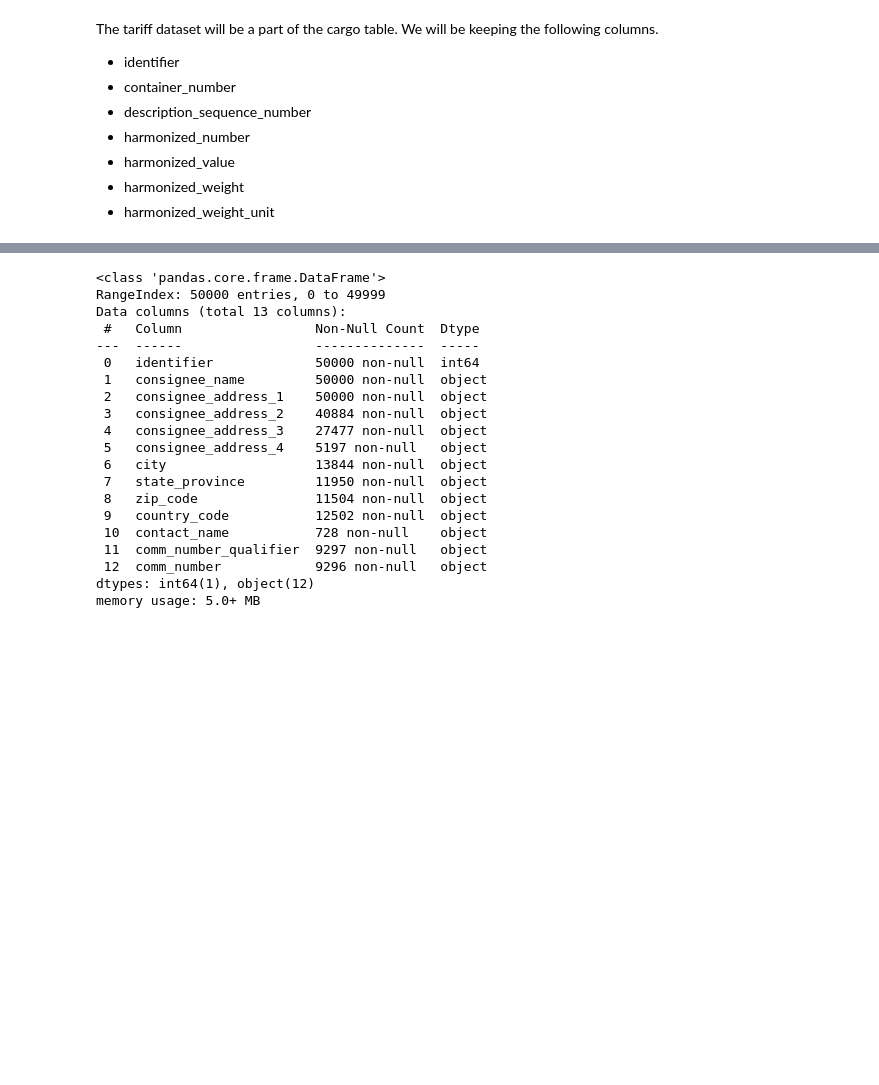
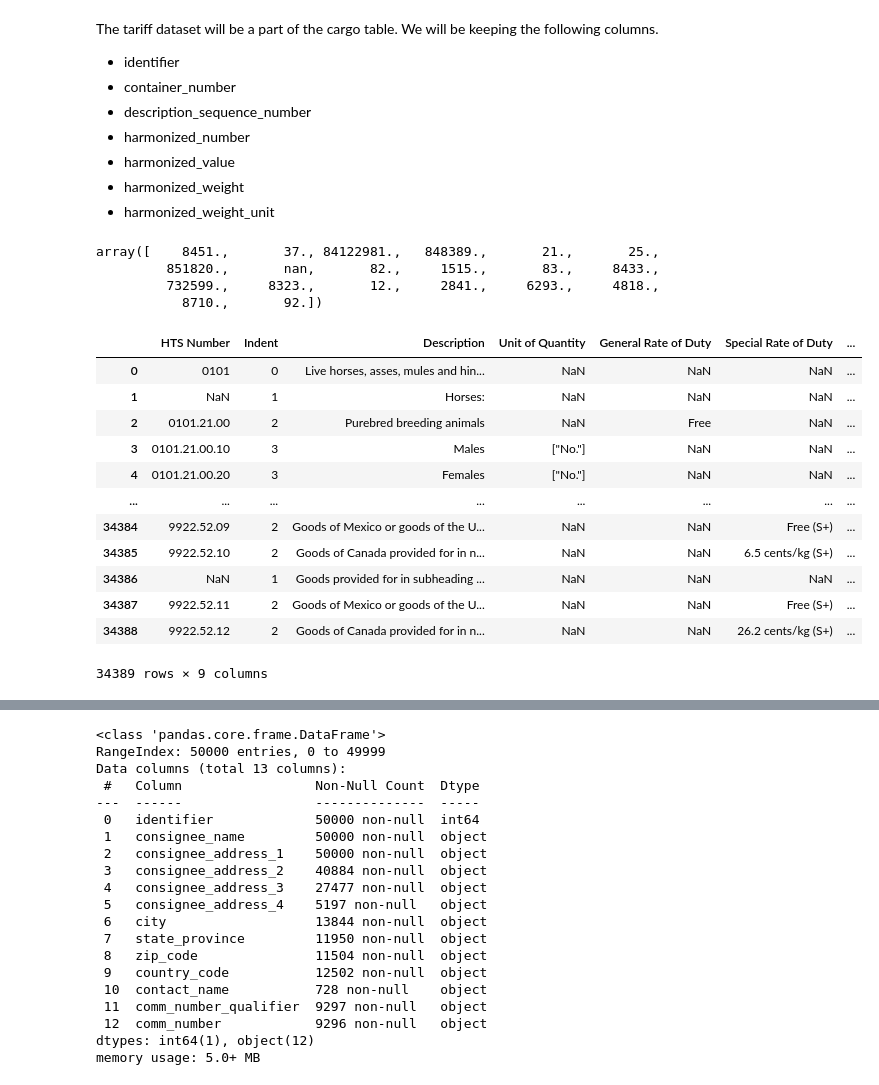
Before and after one commit to jackyho112/area-deprivation-data-pipelines, a Jupyter notebook: notebooks/exploration.ipynb, the cells around one changed output, grey strips where cells are left out. Cells and saved outputs as stored; diff of their text form; code cells hidden in the pictures; blank space fills up the shorter version.

```diff
--- a/notebooks/exploration.ipynb
+++ b/notebooks/exploration.ipynb
@@ -12,6 +12,7 @@ cargo_desc = pd.read_csv('./ams/2020/202001201500/ams__cargodesc_2020__202001201
 hazmat = pd.read_csv('./ams/2020/202001201500/ams__hazmat_2020__202001201500.csv', nrows=50000)
 hazmat_class = pd.read_csv('./ams/2020/202001201500/ams__hazmatclass_2020__202001201500.csv', nrows=50000)
 tariff = pd.read_csv('./ams/2020/202001201500/ams__tariff_2020__202001201500.csv', nrows=50000)
+tariff_schedule = pd.read_excel('./ams/hts_2020_revision_28_xls.xls')
 
 # Contact tables
 cosignee = pd.read_csv('./ams/2020/202001201500/ams__consignee_2020__202001201500.csv', nrows=50000)
@@ -324,3 +325,28 @@ The tariff dataset will be a part of the cargo table. We will be keeping the fol
 - harmonized_value
 - harmonized_weight
 - harmonized_weight_unit
+# %%
+import numpy as np
+np.set_printoptions(suppress=True)
+tariff.harmonized_number.unique()[:20]
+# %% [output]
+array([    8451.,       37., 84122981.,   848389.,       21.,       25.,
+         851820.,       nan,       82.,     1515.,       83.,     8433.,
+         732599.,     8323.,       12.,     2841.,     6293.,     4818.,
+           8710.,       92.])
+# %%
+tariff_schedule
+# %% [output]
+|  | HTS Number | Indent | Description | Unit of Quantity | General Rate of Duty | Special Rate of Duty | ... |
+| 0 | 0101 | 0 | Live horses, asses, mules and hin... | NaN | NaN | NaN | ... |
+| 1 | NaN | 1 | Horses: | NaN | NaN | NaN | ... |
+| 2 | 0101.21.00 | 2 | Purebred breeding animals | NaN | Free | NaN | ... |
+| 3 | 0101.21.00.10 | 3 | Males | ["No."] | NaN | NaN | ... |
+| 4 | 0101.21.00.20 | 3 | Females | ["No."] | NaN | NaN | ... |
+| ... | ... | ... | ... | ... | ... | ... | ... |
+| 34384 | 9922.52.09 | 2 | Goods of Mexico or goods of the U... | NaN | NaN | Free (S+) | ... |
+| 34385 | 9922.52.10 | 2 | Goods of Canada provided for in n... | NaN | NaN | 6.5 cents/kg (S+) | ... |
+| 34386 | NaN | 1 | Goods provided for in subheading ... | NaN | NaN | NaN | ... |
+| 34387 | 9922.52.11 | 2 | Goods of Mexico or goods of the U... | NaN | NaN | Free (S+) | ... |
+| 34388 | 9922.52.12 | 2 | Goods of Canada provided for in n... | NaN | NaN | 26.2 cents/kg (S+) | ... |
+34389 rows × 9 columns
```
Also changed, not shown: parts of 8 cells of this notebook, 7 other files.
